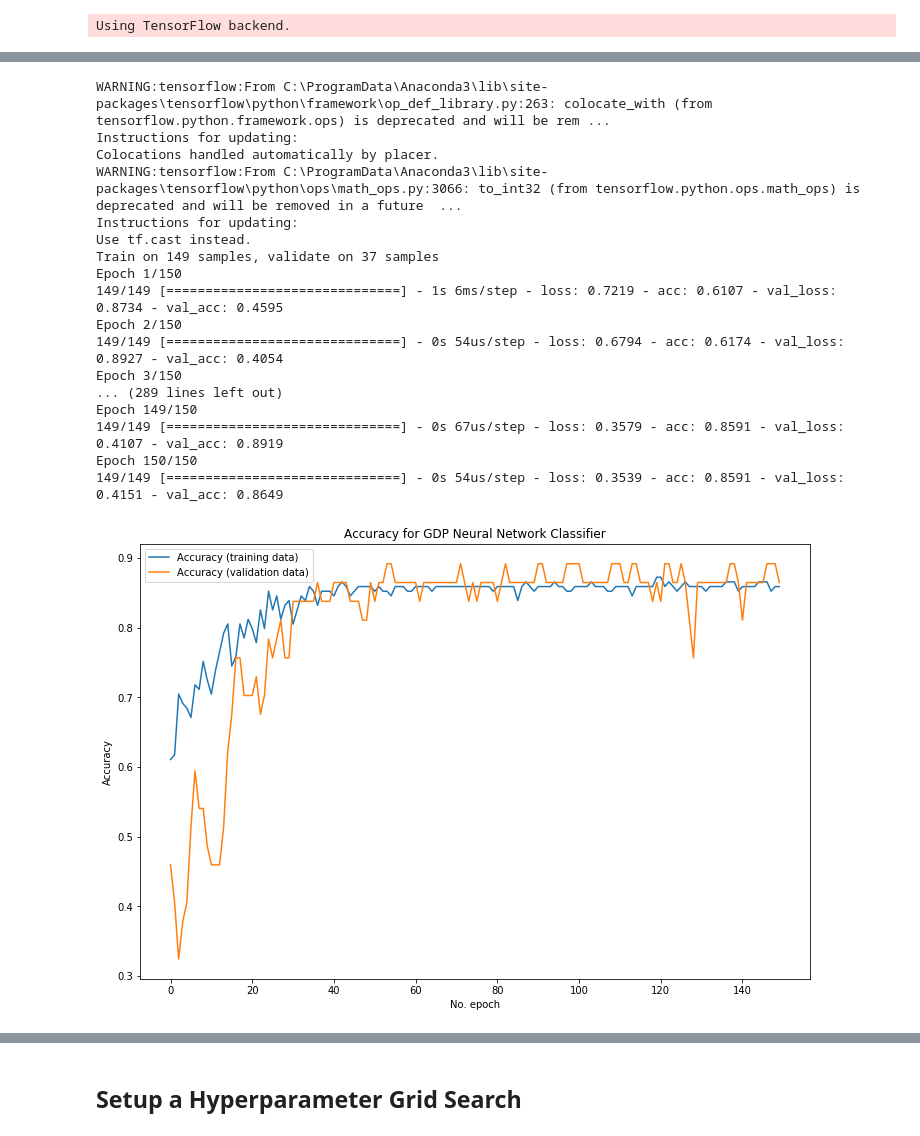
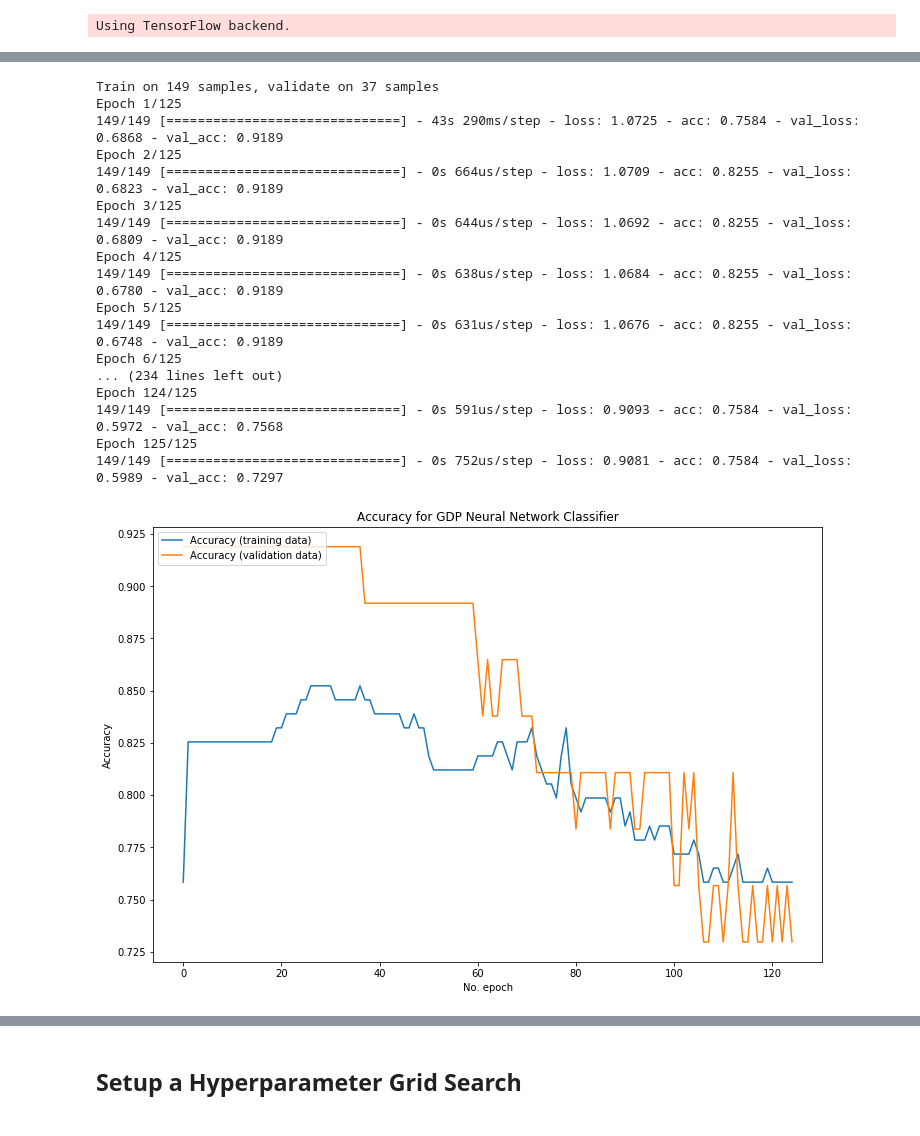
Before and after one commit to schkotty/Data-Science, a Jupyter notebook: GDP-Predictor/GDP-Predictor.ipynb, the cells around one changed output, grey strips where cells are left out. Drawn from its saved outputs; the diff is of its cells as text; code cells hidden in the pictures.

Commit message:
model updates, added regression doc

```diff
--- a/GDP-Predictor/GDP-Predictor.ipynb
+++ b/GDP-Predictor/GDP-Predictor.ipynb
@@ -901,7 +919,7 @@ def get_nn_model_regularization_gs(penalty, reg_type, dense_layers, stdinput, cl
     else:
         model_regn.add(layers.Dense(dense_layers, activation='relu', kernel_regularizer=regularizers.l1(penalty)))
 
-    model_regn.add(layers.BatchNormalization())
+    #model_regn.add(layers.BatchNormalization())
     model_regn.add(layers.Dense(1, activation='sigmoid'))
 
     model_regn.compile(optimizer='Adam', loss='binary_crossentropy', metrics=['accuracy'])
@@ -909,5 +927,5 @@ def get_nn_model_regularization_gs(penalty, reg_type, dense_layers, stdinput, cl
     model_regn.optimizer.lr = learning_rate
 
     runhistory = model_regn.fit(x=xinput, y=y_train.to_numpy(), class_weight=classweights,
-                                epochs=150, validation_data=(xval, y_val), verbose=0)
+                                epochs=125, validation_data=(xval, y_val), verbose=0)
     return (model_regn, runhistory)
@@ -928,42 +932,56 @@ y_train_class
+# %%
+# This is the place to set columnsets for the various datasets for individual batch training, testing, etc as opposed to
+# the grid search.
+columnset = ['RAIL_FRT_PCT', 'RAIL_INTERMOD_PCT', 'WATERBORNE_PCT', 'TRUCK_PCT', 'AIR_RTMFM_PCT', 'TSI_PCT']
+x_train_input = x_train[columnset]
+x_train_std_input = x_train_std[columnset]
+x_val_input = x_val[columnset]
+x_val_std_input = x_val_std[columnset]
+x_test_input = x_test[columnset]
+x_test_std_input = x_test_std[columnset]
 # %%
 # Run the model on a subset of the input data columns.
-x_train_std_input = x_train[['RAIL_INTERMOD_PCT', 'AIR_RTMFM_PCT']].to_numpy()  #, 'TSI_PCT']]
-x_test_std_input = x_test[['RAIL_INTERMOD_PCT', 'AIR_RTMFM_PCT']].to_numpy()
-x_val_std_input = x_val[['RAIL_INTERMOD_PCT', 'AIR_RTMFM_PCT']].to_numpy()
+#x_train_input = x_train#[['RAIL_INTERMOD_PCT', 'AIR_RTMFM_PCT']].to_numpy()  #, 'TSI_PCT']]
+#x_test_input = x_test#[['RAIL_INTERMOD_PCT', 'AIR_RTMFM_PCT']].to_numpy()
+#x_val_input = x_val#[['RAIL_INTERMOD_PCT', 'AIR_RTMFM_PCT']].to_numpy()
+class_weights = {1:1, 0:4}
 
-model_reg = get_nn_model_regularization(penalty=0.001) # 0.006
-model_reg.optimizer.lr = 0.001 #0.005
+(trained_model, run_history) = get_nn_model_regularization_gs(penalty=0.0001, reg_type="L2", dense_layers=16, stdinput=False,
+                               classweights=class_weights, learning_rate=0.001, x_train=x_train_input,
+                               x_train_std=x_train_std_input, y_train=y_train_class, x_val=x_val_input,
+                               x_val_std=x_val_std_input, y_val=y_val_class)
+#model_reg.optimizer.lr = 0.001
 #history_reg = model_reg.fit(x=x_train_std['TSI_PCT'].to_numpy(), y=y_train_rate.to_numpy(), epochs=500, validation_split=0.2)
-history_reg = model_reg.fit(x=x_train_std_input, class_weight=class_weights,    # x_train_std_input
-                            y=y_train_class.to_numpy(), epochs=150, validation_data=(x_val_std_input, y_val_class))  #validation_split=0.2)
+#history_reg = model_reg.fit(x=x_train_input, class_weight=class_weights,    # x_train_std_input
+#                            y=y_train_class.to_numpy(), epochs=150, validation_data=(x_val_input, y_val_class))  #validation_split=0.2)
 # %% [output]
-WARNING:tensorflow:From C:\ProgramData\Anaconda3\lib\site-packages\tensorflow\python\framework\op_def_library.py:263: colocate_with (from tensorflow.python.framework.ops) is deprecated and will be rem ...
-Instructions for updating:
-Colocations handled automatically by placer.
-WARNING:tensorflow:From C:\ProgramData\Anaconda3\lib\site-packages\tensorflow\python\ops\math_ops.py:3066: to_int32 (from tensorflow.python.ops.math_ops) is deprecated and will be removed in a future  ...
-Instructions for updating:
-Use tf.cast instead.
 Train on 149 samples, validate on 37 samples
-Epoch 1/150
-149/149 [==============================] - 1s 6ms/step - loss: 0.7219 - acc: 0.6107 - val_loss: 0.8734 - val_acc: 0.4595
-Epoch 2/150
-149/149 [==============================] - 0s 54us/step - loss: 0.6794 - acc: 0.6174 - val_loss: 0.8927 - val_acc: 0.4054
-Epoch 3/150
-... (289 lines left out)
-Epoch 149/150
-149/149 [==============================] - 0s 67us/step - loss: 0.3579 - acc: 0.8591 - val_loss: 0.4107 - val_acc: 0.8919
-Epoch 150/150
-149/149 [==============================] - 0s 54us/step - loss: 0.3539 - acc: 0.8591 - val_loss: 0.4151 - val_acc: 0.8649
+Epoch 1/125
+149/149 [==============================] - 43s 290ms/step - loss: 1.0725 - acc: 0.7584 - val_loss: 0.6868 - val_acc: 0.9189
+Epoch 2/125
+149/149 [==============================] - 0s 664us/step - loss: 1.0709 - acc: 0.8255 - val_loss: 0.6823 - val_acc: 0.9189
+Epoch 3/125
+149/149 [==============================] - 0s 644us/step - loss: 1.0692 - acc: 0.8255 - val_loss: 0.6809 - val_acc: 0.9189
+Epoch 4/125
+149/149 [==============================] - 0s 638us/step - loss: 1.0684 - acc: 0.8255 - val_loss: 0.6780 - val_acc: 0.9189
+Epoch 5/125
+149/149 [==============================] - 0s 631us/step - loss: 1.0676 - acc: 0.8255 - val_loss: 0.6748 - val_acc: 0.9189
+Epoch 6/125
+... (234 lines left out)
+Epoch 124/125
+149/149 [==============================] - 0s 591us/step - loss: 0.9093 - acc: 0.7584 - val_loss: 0.5972 - val_acc: 0.7568
+Epoch 125/125
+149/149 [==============================] - 0s 752us/step - loss: 0.9081 - acc: 0.7584 - val_loss: 0.5989 - val_acc: 0.7297
 # %%
 # Plot the accuracy for the training data and validation data over the epochs.
-plt.plot(history_reg.history['acc'], label='Accuracy (training data)')
-plt.plot(history_reg.history['val_acc'], label='Accuracy (validation data)')
+plt.plot(run_history.history['acc'], label='Accuracy (training data)')
+plt.plot(run_history.history['val_acc'], label='Accuracy (validation data)')
 plt.title('Accuracy for GDP Neural Network Classifier')
 plt.ylabel('Accuracy')
 plt.xlabel('No. epoch')
 plt.legend(loc="upper left")
 fig = plt.gcf()
 fig.set_size_inches(12,8)
 plt.show()
 # %% [output]
-[figure, old version]
+[figure, new version]
```
Also changed, not shown: parts of 25 cells of this notebook, 1 other file.
